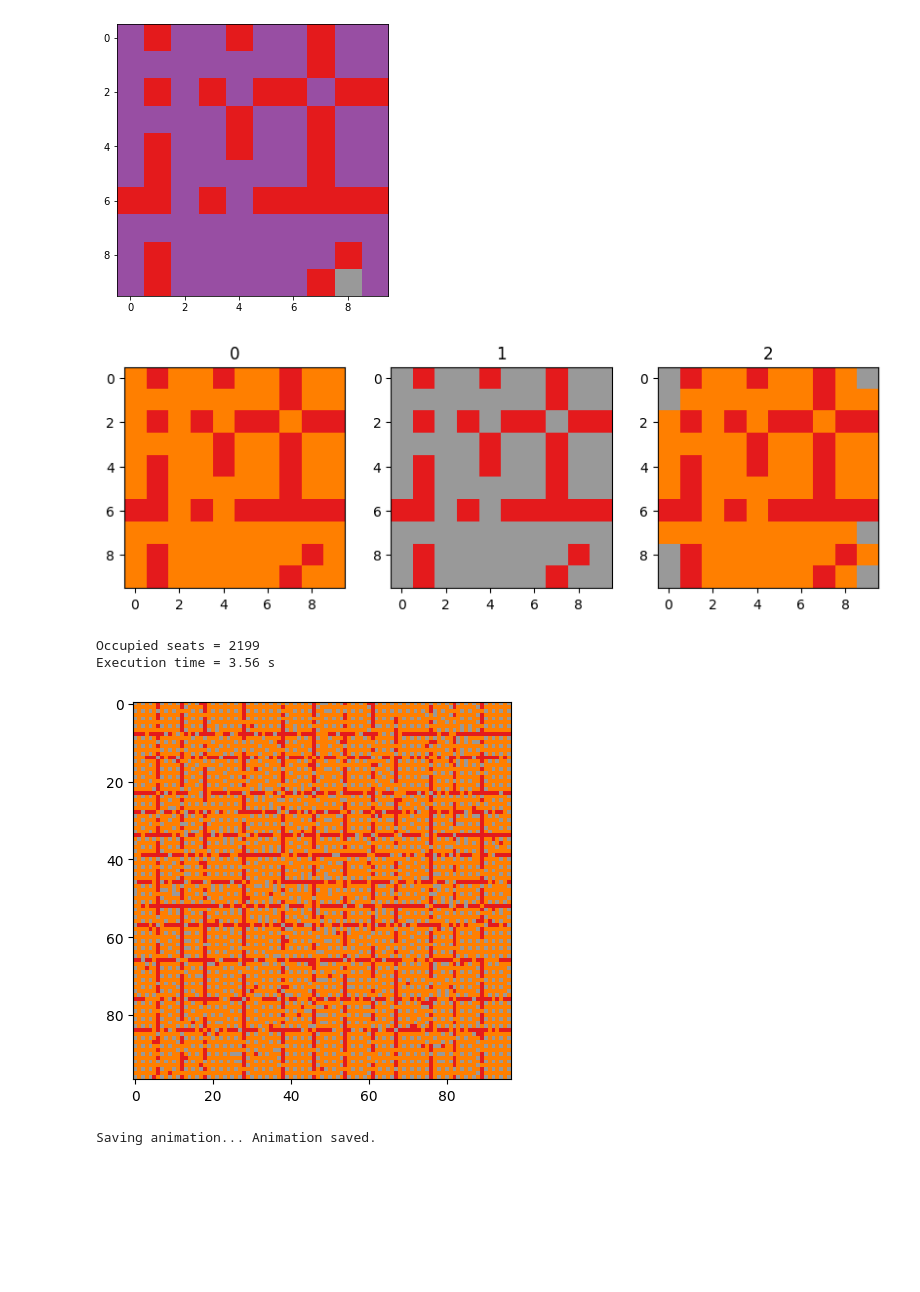
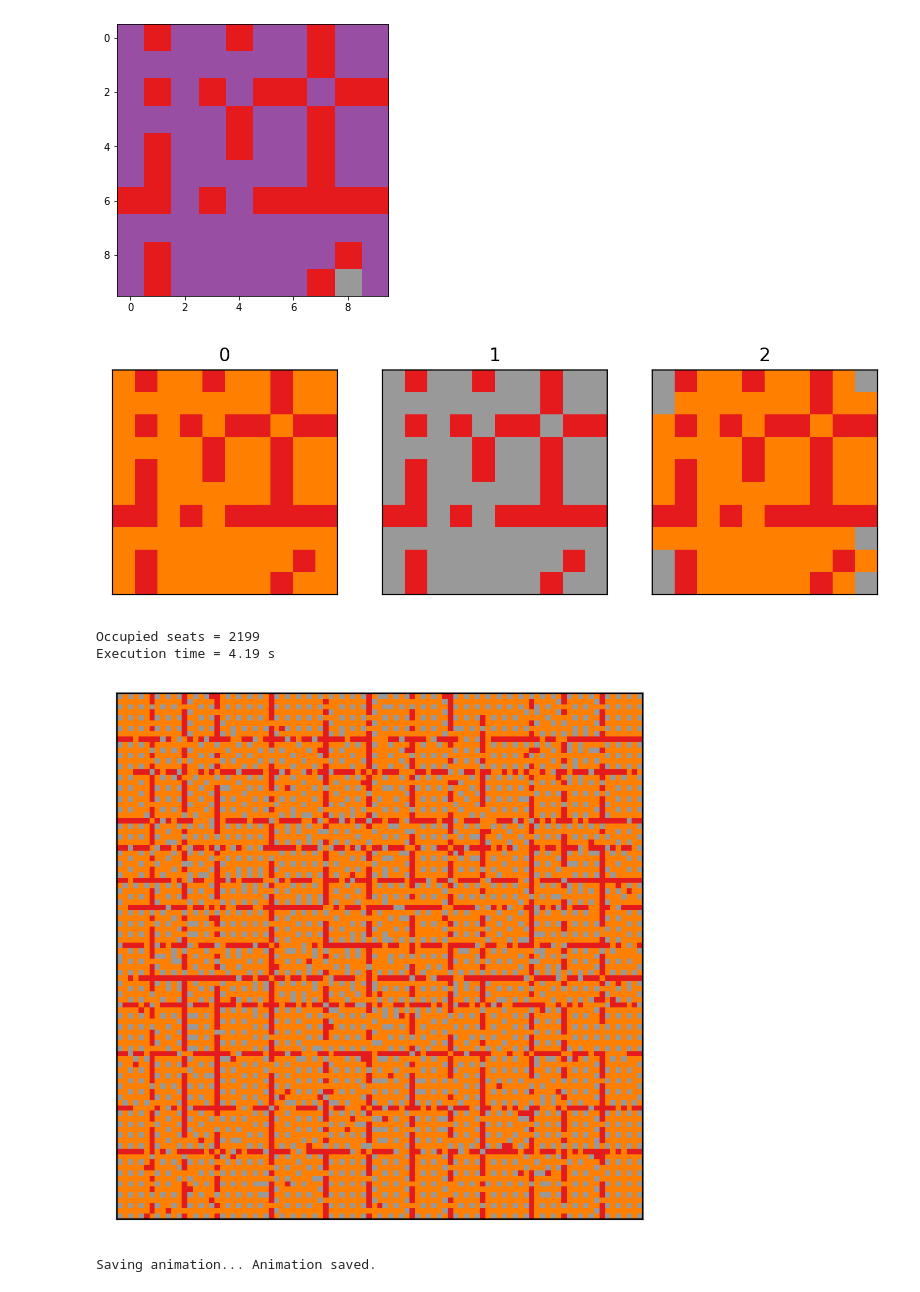
Before and after one commit to marcodelmastro/AdventOfCode2020, a Jupyter notebook: Day 11.ipynb, the cells around one changed output. Drawn from its saved outputs; the diff is of its cells as text; code cells hidden in the pictures; blank space fills up the shorter version.

```diff
--- a/Day 11.ipynb
+++ b/Day 11.ipynb
@@ -108,12 +114,14 @@ from timeit import default_timer as timer
 start = timer()
 
 from celluloid import Camera
-fig = plt.figure(figsize=(5,5),dpi=100)
+fig = plt.figure(figsize=(5,5),dpi=200)
 camera = Camera(fig)
 
 while( noccup!=noccupnew ):
     #
-    plt.imshow(oldseats,cmap=_cmap)
+    f = plt.imshow(oldseats,cmap=_cmap)
+    f.axes.get_xaxis().set_visible(False)
+    f.axes.get_yaxis().set_visible(False)
     camera.snap()
     #
     noccup = oldseats.sum()+nfloor
@@ -284,57 +294,65 @@ oldseats = np.copy(iniseats)
 newseats = evolveSeats2(oldseats,floor,seatcache)
 newseats2 = evolveSeats2(newseats,floor,seatcache)
 
-fig = plt.figure(figsize=(10,3), dpi=100)
+fig = plt.figure(figsize=(9,3),dpi=200)
 plt.subplot(1,3,1)
 f = plt.imshow(oldseats,cmap=_cmap,vmin=-1,vmax=1)
 f.axes.set_title("0")
+f.axes.get_xaxis().set_visible(False)
+f.axes.get_yaxis().set_visible(False)
 
 plt.subplot(1,3,2)
 f = plt.imshow(newseats,cmap=_cmap,vmin=-1,vmax=1)
 f.axes.set_title("1")
+f.axes.get_xaxis().set_visible(False)
+f.axes.get_yaxis().set_visible(False)
 
 plt.subplot(1,3,3)
 f = plt.imshow(newseats2,cmap=_cmap,vmin=-1,vmax=1)
 f.axes.set_title("2")
+f.axes.get_xaxis().set_visible(False)
+f.axes.get_yaxis().set_visible(False)
 
 plt.show()
 # %% [output]
-[figure, old version]
+[figure, new version]
 # %%
 #iniseats, floor = getSeatMaps("data/day11text0.txt")
 iniseats, floor = getSeatMaps("data/input11.txt")
 
 seatcache = cacheVisibleSeats(iniseats)
 oldseats = np.copy(iniseats)
 nfloor = floor.sum()
 noccupnew = -1
 noccup = oldseats.sum()+nfloor
 
 from timeit import default_timer as timer
 start = timer()
 
 from celluloid import Camera
-fig = plt.figure(figsize=(5,5),dpi=100)
+fig = plt.figure(figsize=(5,5),dpi=200)
 camera = Camera(fig)
 
 while( noccup!=noccupnew ):
     #
-    plt.imshow(oldseats,cmap=_cmap)
+    f = plt.imshow(oldseats,cmap=_cmap)
+    f.axes.get_xaxis().set_visible(False)
+    f.axes.get_yaxis().set_visible(False)
     camera.snap()
     #
     noccup = oldseats.sum()+nfloor
     newseats = evolveSeats2(oldseats,floor,seatcache)
     noccupnew = newseats.sum()+nfloor
     oldseats = np.copy(newseats)
 
 print("Occupied seats =",noccup)
 
 stop = timer()
 print("Execution time = %3.2f s"%((stop - start)))
 # %% [output]
 Occupied seats = 2199
-Execution time = 3.56 s
+Execution time = 4.19 s
-[figure, old version]
+[figure, new version]
 # %%
 print("Saving animation... ",end="")
 anim = camera.animate(blit=True)
```
Also changed, not shown: parts of 4 cells of this notebook, 2 other files.
